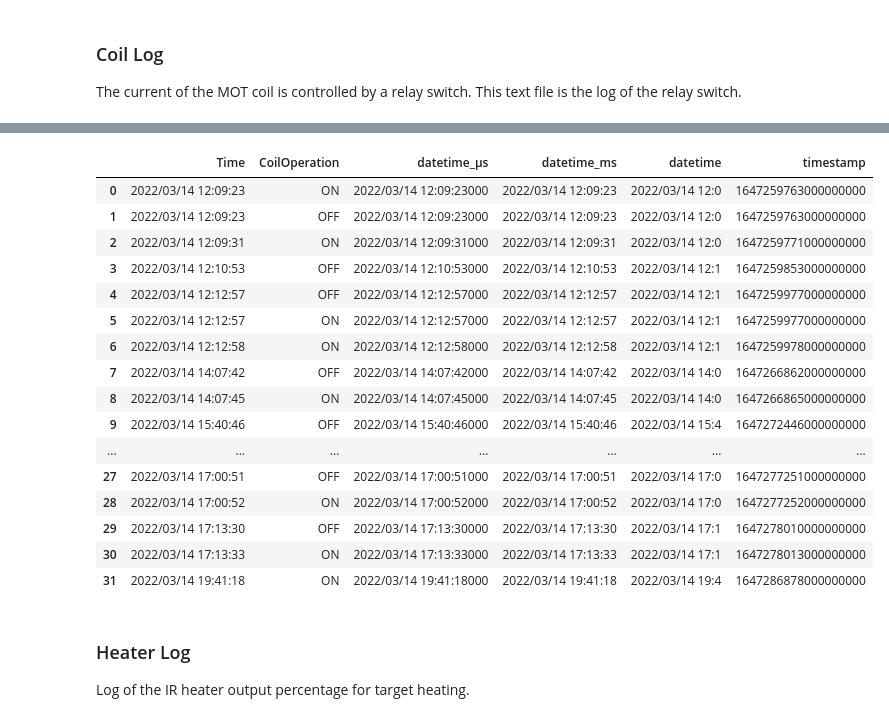
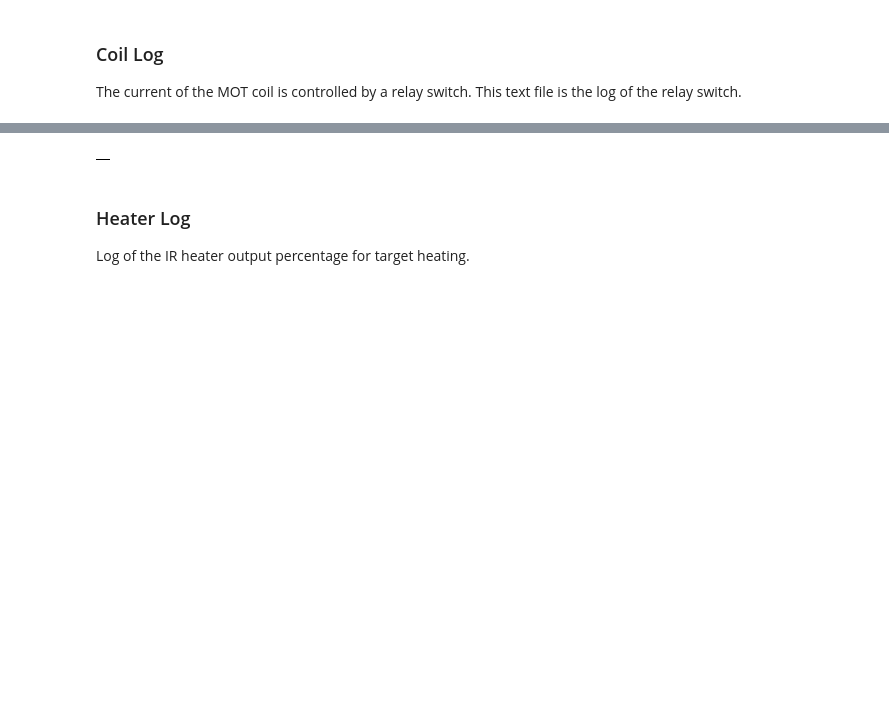
Before and after one commit to romanwixinger/data-engineering-utokyo, a Jupyter notebook: notebooks/data_exploration.ipynb, the cells around one changed output, grey strips where cells are left out. Saved outputs shown, nothing was run; the diff lists cells and outputs as text; code cells hidden in the pictures; blank space fills up the shorter version.

```diff
--- a/notebooks/data_exploration.ipynb
+++ b/notebooks/data_exploration.ipynb
@@ -332,3 +343,24 @@ pmt_df
 # %% [markdown]
 ### Coil Log
 The current of the MOT coil is controlled by a relay switch. This text file is the log of the relay switch.
+# %%
+class CoilRecorder(Recorder):
+
+    def __init__(self, filepath: str=location+"coil_log.txt", has_metadata: bool=False):
+        super(CoilRecorder, self).__init__(filepath, has_metadata)
+
+    def _load_new_data(self):
+        df = pd.read_csv(filepath_or_buffer=self.filepath, delimiter="	", skiprows=self.read_data_lines)
+        self.read_data_lines += len(df.index)
+        return df
+
+    def _harmonize_time(self):
+        self._table_df["datetime_μs"] = self._table_df["Time"].apply(lambda s: s+"000")
+        self._table_df["datetime_ms"] = self._table_df["Time"]
+        self._table_df["datetime"] = self._table_df["Time"].apply(lambda s: s[:-4])
+        self._table_df["timestamp"] = self._table_df["Time"].apply(pd.Timestamp).values.astype(np.int64)
+
+        # Create sub tables
+        self._data_df = self._table_df
+        self._metadata_df = pd.DataFrame()
+        return
@@ -335,42 +378,7 @@ The current of the MOT coil is controlled by a relay switch. This text file is t
 # %%
-class CoilRecorder(Recorder):
-
-    def __init__(self, filepath: str=location+"coil_log.txt"):
-        super(CoilRecorder, self).__init__(filepath)
-
-    def _load_new_data(self):
-        df = pd.read_csv(filepath_or_buffer=self.filepath, delimiter="	", skiprows=self.read_data_lines)
-        self.read_data_lines += len(df.index)
-        return df
-
-    def _harmonize_time(self):
-        self._table_df["datetime_μs"] = self._table_df["Time"].apply(lambda s: s+"000")
-        self._table_df["datetime_ms"] = self._table_df["Time"]
-        self._table_df["datetime"] = self._table_df["Time"].apply(lambda s: s[:-4])
-        self._table_df["timestamp"] = self._table_df["Time"].apply(pd.Timestamp).values.astype(np.int64)
-        return
-
-coil_recorder = CoilRecorder()
-coil_df = coil_recorder.get_table()
-coil_df
+coil_recorder.get_metadata().head(1)
 # %% [output]
-|  | Time | CoilOperation | datetime_μs | datetime_ms | datetime | timestamp |
-| 0 | 2022/03/14 12:09:23 | ON | 2022/03/14 12:09:23000 | 2022/03/14 12:09:23 | 2022/03/14 12:0 | 1647259763000000000 |
-| 1 | 2022/03/14 12:09:23 | OFF | 2022/03/14 12:09:23000 | 2022/03/14 12:09:23 | 2022/03/14 12:0 | 1647259763000000000 |
-| 2 | 2022/03/14 12:09:31 | ON | 2022/03/14 12:09:31000 | 2022/03/14 12:09:31 | 2022/03/14 12:0 | 1647259771000000000 |
-| 3 | 2022/03/14 12:10:53 | OFF | 2022/03/14 12:10:53000 | 2022/03/14 12:10:53 | 2022/03/14 12:1 | 1647259853000000000 |
-| 4 | 2022/03/14 12:12:57 | OFF | 2022/03/14 12:12:57000 | 2022/03/14 12:12:57 | 2022/03/14 12:1 | 1647259977000000000 |
-| 5 | 2022/03/14 12:12:57 | ON | 2022/03/14 12:12:57000 | 2022/03/14 12:12:57 | 2022/03/14 12:1 | 1647259977000000000 |
-| 6 | 2022/03/14 12:12:58 | ON | 2022/03/14 12:12:58000 | 2022/03/14 12:12:58 | 2022/03/14 12:1 | 1647259978000000000 |
-| 7 | 2022/03/14 14:07:42 | OFF | 2022/03/14 14:07:42000 | 2022/03/14 14:07:42 | 2022/03/14 14:0 | 1647266862000000000 |
-| 8 | 2022/03/14 14:07:45 | ON | 2022/03/14 14:07:45000 | 2022/03/14 14:07:45 | 2022/03/14 14:0 | 1647266865000000000 |
-| 9 | 2022/03/14 15:40:46 | OFF | 2022/03/14 15:40:46000 | 2022/03/14 15:40:46 | 2022/03/14 15:4 | 1647272446000000000 |
-| ... | ... | ... | ... | ... | ... | ... |
-| 27 | 2022/03/14 17:00:51 | OFF | 2022/03/14 17:00:51000 | 2022/03/14 17:00:51 | 2022/03/14 17:0 | 1647277251000000000 |
-| 28 | 2022/03/14 17:00:52 | ON | 2022/03/14 17:00:52000 | 2022/03/14 17:00:52 | 2022/03/14 17:0 | 1647277252000000000 |
-| 29 | 2022/03/14 17:13:30 | OFF | 2022/03/14 17:13:30000 | 2022/03/14 17:13:30 | 2022/03/14 17:1 | 1647278010000000000 |
-| 30 | 2022/03/14 17:13:33 | ON | 2022/03/14 17:13:33000 | 2022/03/14 17:13:33 | 2022/03/14 17:1 | 1647278013000000000 |
-| 31 | 2022/03/14 19:41:18 | ON | 2022/03/14 19:41:18000 | 2022/03/14 19:41:18 | 2022/03/14 19:4 | 1647286878000000000 |
+|  |
 # %% [markdown]
 ### Heater Log
 Log of the IR heater output percentage for target heating.
```
Also changed, not shown: parts of 35 cells of this notebook.
